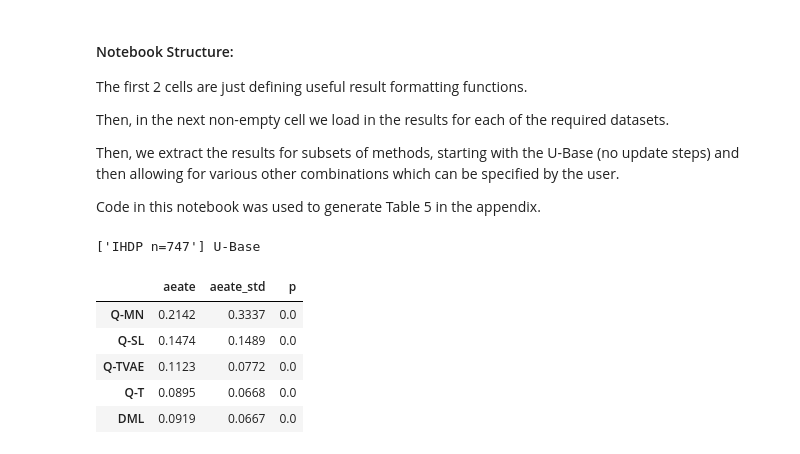
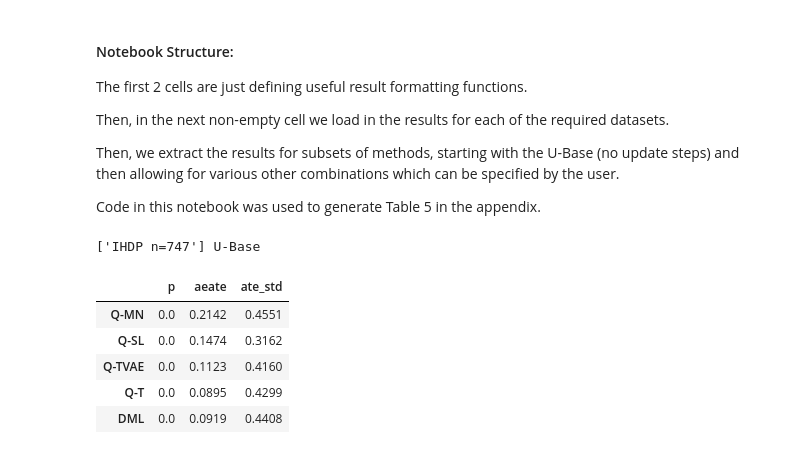
Before and after one commit to matthewvowels1/FreeLunchSemiParametrics, a Jupyter notebook: results_exploration-DML-table5.ipynb, the cells around one changed output. Drawn from its saved outputs; the diff is of its cells as text; code cells hidden in the pictures.

```diff
--- a/results_exploration-DML-table5.ipynb
+++ b/results_exploration-DML-table5.ipynb
@@ -448,7 +452,7 @@ all_results = pickle.load(a_file)
 # %%
 # get extra results for DML comparison, starting with  U-base
 all_results_copy= all_results.copy()
-outcome_cols = ['aeate', 'aeate_std', 'p']
+outcome_cols = ['p', 'aeate', 'ate_std']
 ds_list = ['IHDP n=747'] # 'LF (v2) n=10000' or  'Gen n=10000' 'IHDP n=747'
 dataset = []
 dataset_cat = []
@@ -458,13 +462,13 @@ for i in range(len(ds_list)):
 
     for method in all_results_copy[ds].keys():
         result = all_results_copy[ds][method]
-        output_aeate, output_aeate_std, output_p = np.asarray([result['aeate']]), np.asarray([result['aeate_std']]), np.asarray([result['p']])
+        output_p, output_aeate, output_atestd,  = np.asarray([result['p']]), np.asarray([result['aeate']]), np.asarray([result['ate_std']])
 
         var, var_cat, cols, cols_cat = get_vars_method(method)
         cols += ['dataset'] + outcome_cols
         cols_cat += ['dataset'] + outcome_cols
-        var = np.concatenate([var, ds_var, output_aeate, output_aeate_std, output_p])
-        var_cat = np.concatenate([var_cat, ds_var, output_aeate, output_aeate_std, output_p])
+        var = np.concatenate([var, ds_var, output_p, output_aeate, output_atestd])
+        var_cat = np.concatenate([var_cat, ds_var, output_p, output_aeate, output_atestd])
         dataset.append(var)
         dataset_cat.append(var_cat)
 
@@ -473,40 +477,40 @@ dataset = pd.DataFrame(np.asarray(dataset), columns=cols)
 dataset_cat = pd.DataFrame(np.asarray(dataset_cat), columns=cols_cat)
 dataset = dataset.drop(columns=['U-multi-nonlin-fqh-var', 'U-multi-lin-var', 'U-multi-nonlin-fqh-meanvar', 'U-multi-nonlin-fh-var'])
 
 Q_table = ['Q-MN','Q-SL','Q-TVAE','Q-T','DML']
 G_table = [ 'G-SL', 'G-MN']
 U_table = ['U-multi-lin-meanvar', 'U-sub']
 
 
 all_Q_cols = [i for i in dataset.columns if 'Q-' in i]
 all_Q_cols = all_Q_cols + ['DML']
 all_G_cols = [i for i in dataset.columns if 'G-' in i]
 all_U_cols = [i for i in dataset.columns if 'U-' in i]
 
-desired_columns = Q_table + G_table + U_table + ['aeate', 'aeate_std','p']
+desired_columns = Q_table + G_table + U_table + ['p', 'aeate', 'ate_std']
 
-result_columns = ['aeate','aeate_std','p']
+result_columns = ['p', 'aeate','ate_std']
 
 U_base_results = []
 method_names = []
 for q_method in Q_table:
     temp_set = set(all_Q_cols).copy()
     temp_set.remove(q_method)
     result = dataset[(dataset[q_method] == 1)]
     res_star = result[result[list(temp_set)+all_G_cols+all_U_cols].sum(1) == 0]
     U_base_results.append(np.round(res_star[result_columns].values[0],4))
 
 a = pd.DataFrame(U_base_results)
 print(ds_list, 'U-Base')
-a.columns = ['aeate', 'aeate_std','p']
+a.columns = ['p', 'aeate', 'ate_std']
 a.index = Q_table
 a
 # %% [output]
 ['IHDP n=747'] U-Base
-|  | aeate | aeate_std | p |
-| Q-MN | 0.2142 | 0.3337 | 0.0 |
-| Q-SL | 0.1474 | 0.1489 | 0.0 |
-| Q-TVAE | 0.1123 | 0.0772 | 0.0 |
-| Q-T | 0.0895 | 0.0668 | 0.0 |
-| DML | 0.0919 | 0.0667 | 0.0 |
+|  | p | aeate | ate_std |
+| Q-MN | 0.0 | 0.2142 | 0.4551 |
+| Q-SL | 0.0 | 0.1474 | 0.3162 |
+| Q-TVAE | 0.0 | 0.1123 | 0.4160 |
+| Q-T | 0.0 | 0.0895 | 0.4299 |
+| DML | 0.0 | 0.0919 | 0.4408 |
 # %%
```
Also changed, not shown: parts of 4 cells of this notebook, 1 other file.
